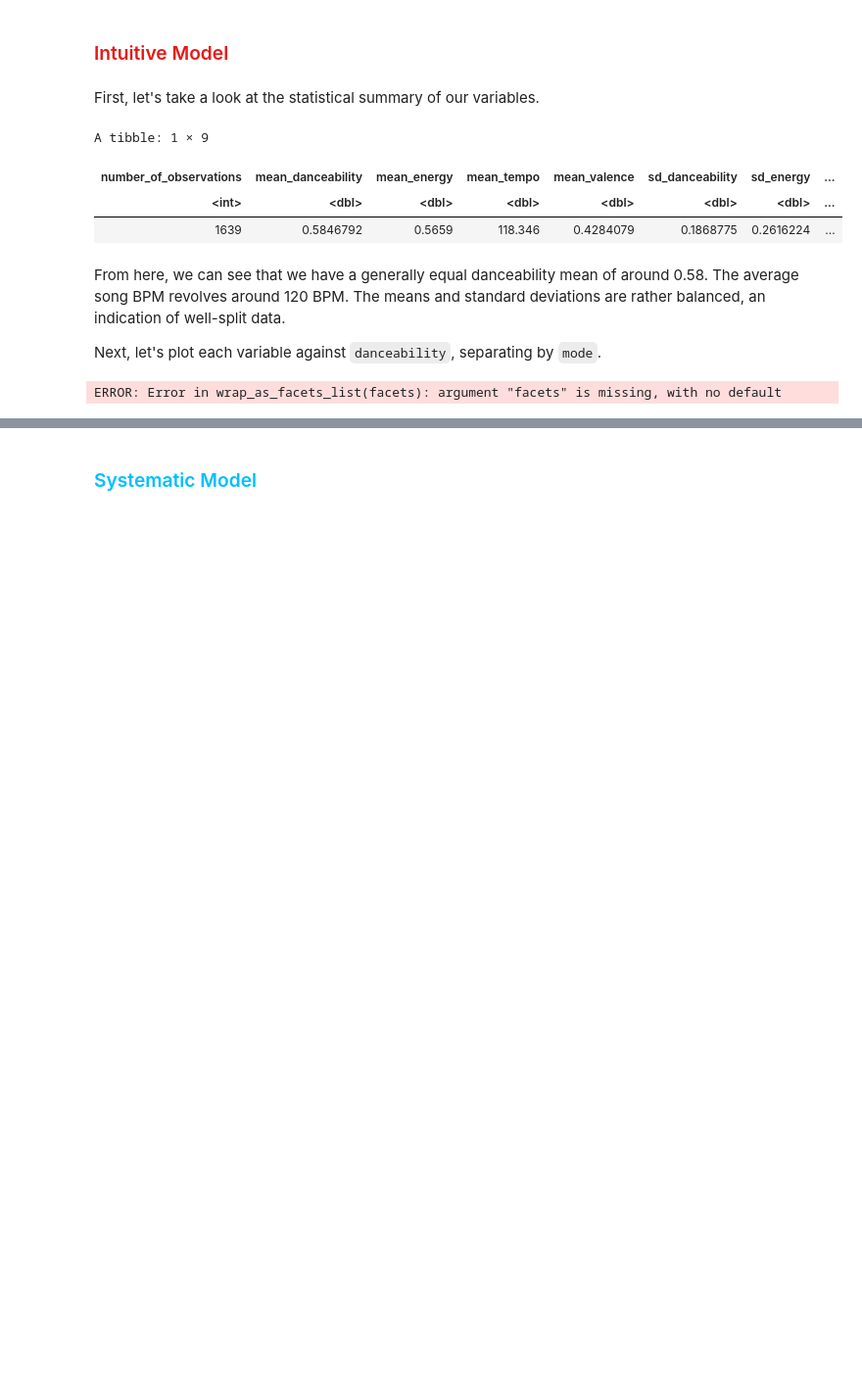
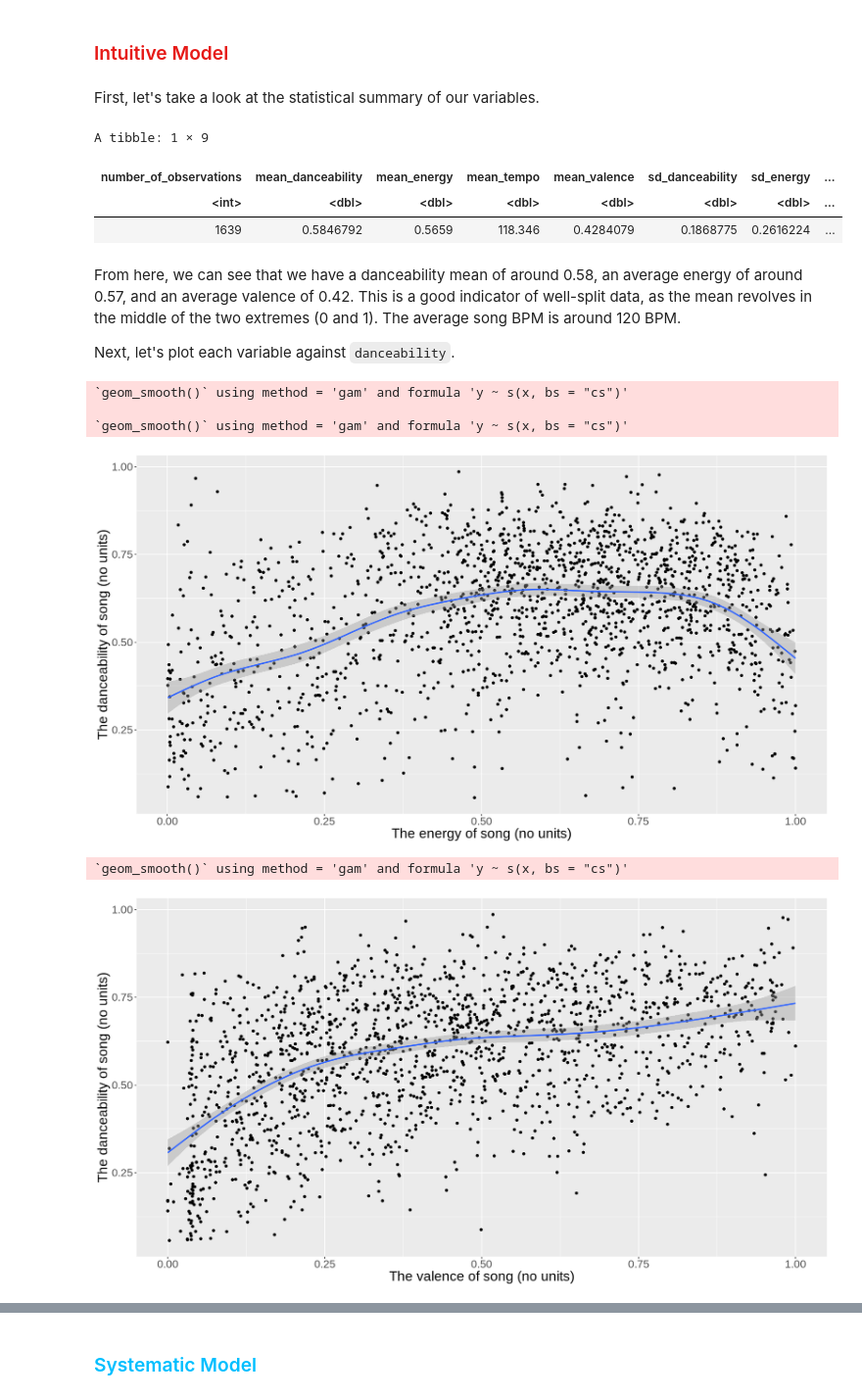
Before and after one commit to eshuaiii/dsci-100-2022w1-group-79, a Jupyter notebook: 79_project_report.ipynb, the cells around one changed output, grey strips where cells are left out. Shown at 98% size. Cells and saved outputs as stored; diff of their text form; code cells hidden in the pictures; blank space fills up the shorter version.

```diff
--- a/79_project_report.ipynb
+++ b/79_project_report.ipynb
@@ -232,9 +236,9 @@ A tibble: 1 × 9
 | <int> | <dbl> | <dbl> | <dbl> | <dbl> | <dbl> | <dbl> | ... |
 | 1639 | 0.5846792 | 0.5659 | 118.346 | 0.4284079 | 0.1868775 | 0.2616224 | ... |
 # %% [markdown]
-From here, we can see that we have a generally equal danceability mean of around 0.58. The average song BPM revolves around 120 BPM. The means and standard deviations are rather balanced, an indication of well-split data.
+From here, we can see that we have a danceability mean of around 0.58, an average energy of around 0.57, and an average valence of 0.42. This is a good indicator of well-split data, as the mean revolves in the middle of the two extremes (0 and 1). The average song BPM is around 120 BPM.
 
-Next, let's plot each variable against `danceability`, separating by `mode`.
+Next, let's plot each variable against `danceability`.
 # %%
 # !!! IGNORE UNTIL CERTAIN OF SCALING FOR PLOTS. Scale and Center in recipe instead.
 # ========== Scale and centre our Intuitive Data This dataframe will be used for our analysis! ==========
@@ -249,32 +253,33 @@ Next, let's plot each variable against `danceability`, separating by `mode`.
 # %%
 # ========== General Visualizations for Intuitive Model predictors ==========
 options(repr.plot.width = 15, repr.plot.height = 8)
-
 # Visualize the relationship between danceability and energy, classified by mode
-ggplot(spotify_training_intuitive_unscaled, aes(x = energy, y = danceability, color = mode)) +
+ggplot(spotify_training_intuitive_unscaled, aes(x = energy, y = danceability)) +
     geom_point(alpha = 1.1) +
-    geom_smooth()+
-    facet_wrap() +
-    labs(x = "The energy of song (no units)", y = "The danceability of song (no units)", color = "Type of modality") +
+    geom_smooth() +
+    labs(x = "The energy of song (no units)", y = "The danceability of song (no units)") +
     theme(text = element_text(size = 20)) +
     scale_color_brewer(palette = "Set2")
 
 # Visualize the relationship between danceability and valence, classified by mode
-ggplot(spotify_training_intuitive_unscaled, aes(x = valence, y = danceability, color = mode)) +
+ggplot(spotify_training_intuitive_unscaled, aes(x = valence, y = danceability)) +
     geom_point(alpha = 1.1) +
-    geom_smooth()+
-    facet_wrap() +
-    labs(x = "The valence of song (no units)", y = "The danceability of song (no units)", color = "Type of modality") +
+    geom_smooth() +
+    labs(x = "The valence of song (no units)", y = "The danceability of song (no units)") +
     theme(text = element_text(size = 20)) +
     scale_color_brewer(palette = "Set1")
 
 # Visualize the relationship between danceability and tempo, classified by mode
-ggplot(spotify_training_intuitive_unscaled, aes(x = tempo, y = danceability, color = mode)) +
+ggplot(spotify_training_intuitive_unscaled, aes(x = tempo, y = danceability)) +
     geom_point(alpha = 1.1) +
-    geom_smooth()+
-    facet_wrap() +
-    labs(x = "The tempo of song (no units)", y = "The danceability of song (no units)", color = "Type of modality") +
+    geom_smooth() +
+    labs(x = "The tempo of song (no units)", y = "The danceability of song (no units)") +
     theme(text = element_text(size = 20)) +
     scale_color_brewer(palette = "Dark2")
 # %% [output]
-ERROR: Error in wrap_as_facets_list(facets): argument "facets" is missing, with no default
+`geom_smooth()` using method = 'gam' and formula 'y ~ s(x, bs = "cs")'
+
+`geom_smooth()` using method = 'gam' and formula 'y ~ s(x, bs = "cs")'
+[figure, added]
+`geom_smooth()` using method = 'gam' and formula 'y ~ s(x, bs = "cs")'
+[figure, added]
```
Also changed, not shown: parts of 28 cells of this notebook.
